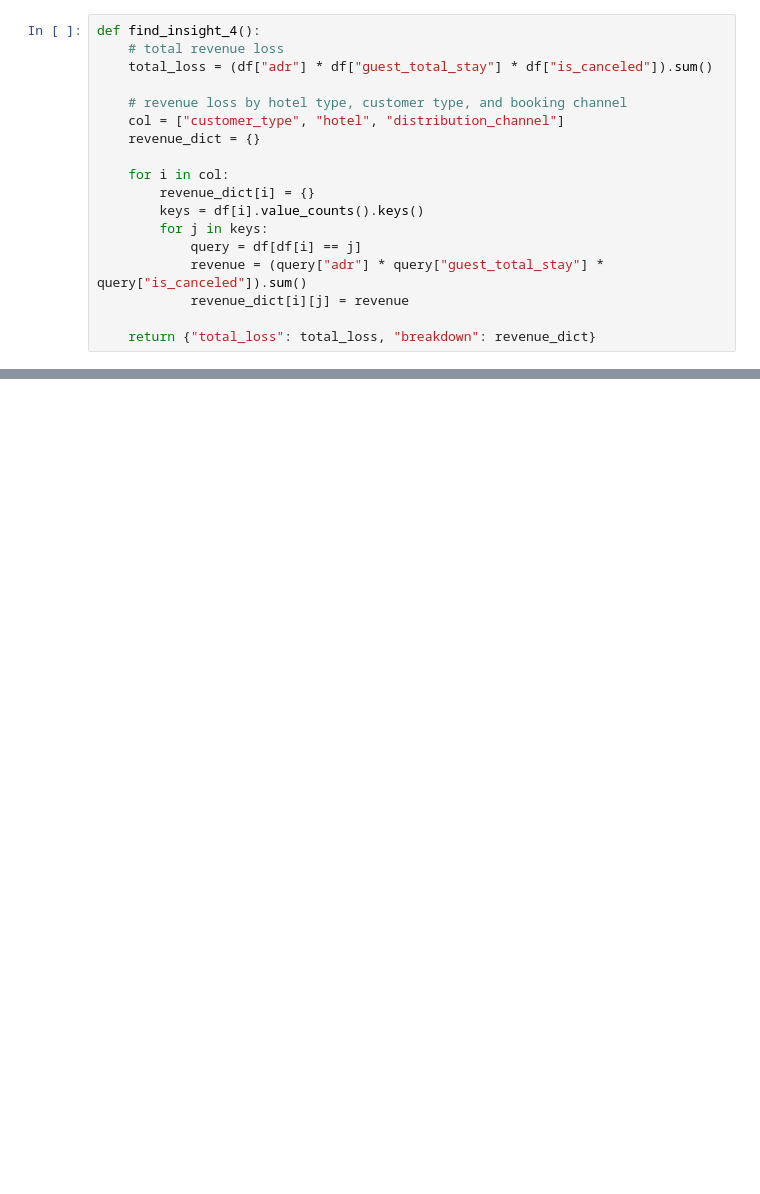
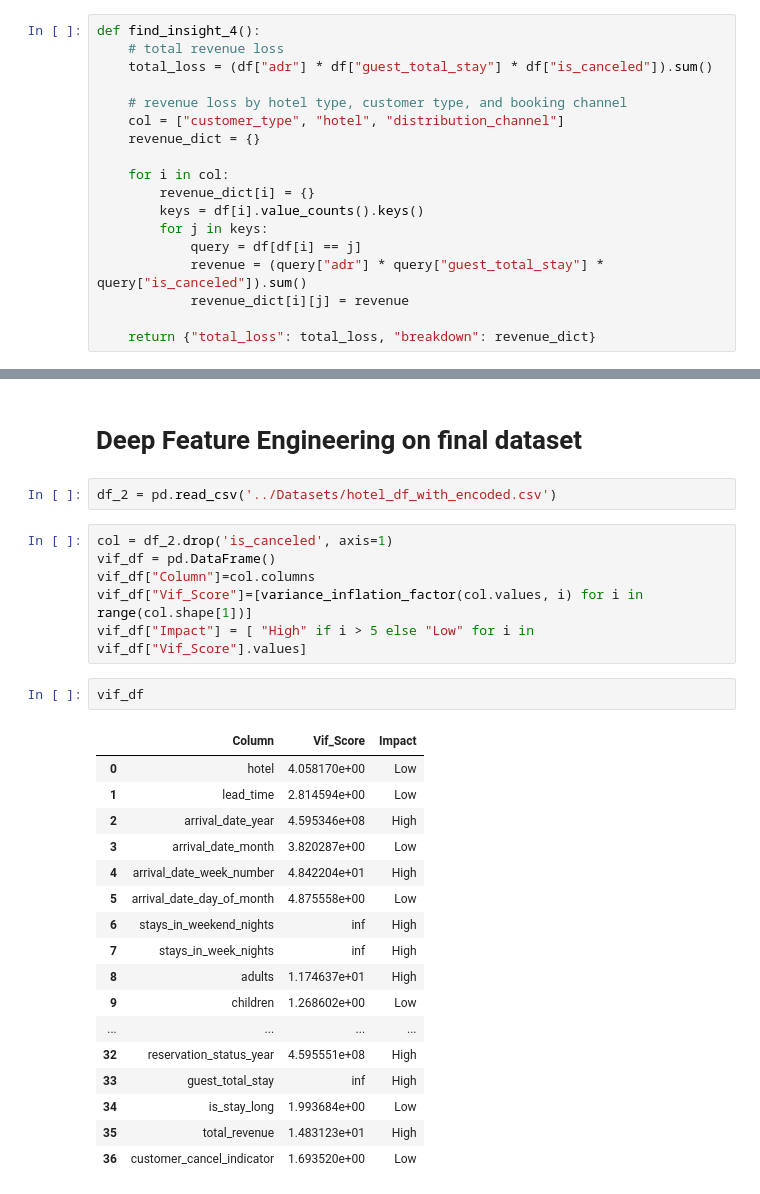
Before and after one commit to Team-5-data/Project-2, a Jupyter notebook: Deep EDA and Statistical Analysis.ipynb, the cells around one changed output, grey strips where cells are left out. Saved outputs shown, nothing was run; the diff lists cells and outputs as text; blank space fills up the shorter version.

Commit message:
Pushing final Deep EDA notebook

```diff
--- a/Deep EDA and Statistical Analysis.ipynb
+++ b/Deep EDA and Statistical Analysis.ipynb
@@ -255,0 +435,30 @@ def find_insight_4():
+# %% [markdown]
+# Deep Feature Engineering on final dataset
+# %%
+df_2 = pd.read_csv('../Datasets/hotel_df_with_encoded.csv')
+# %%
+col = df_2.drop('is_canceled', axis=1)
+vif_df = pd.DataFrame()
+vif_df["Column"]=col.columns
+vif_df["Vif_Score"]=[variance_inflation_factor(col.values, i) for i in range(col.shape[1])]
+vif_df["Impact"] = [ "High" if i > 5 else "Low" for i in vif_df["Vif_Score"].values]
+# %%
+vif_df
+# %% [output]
+|  | Column | Vif_Score | Impact |
+| 0 | hotel | 4.058170e+00 | Low |
+| 1 | lead_time | 2.814594e+00 | Low |
+| 2 | arrival_date_year | 4.595346e+08 | High |
+| 3 | arrival_date_month | 3.820287e+00 | Low |
+| 4 | arrival_date_week_number | 4.842204e+01 | High |
+| 5 | arrival_date_day_of_month | 4.875558e+00 | Low |
+| 6 | stays_in_weekend_nights | inf | High |
+| 7 | stays_in_week_nights | inf | High |
+| 8 | adults | 1.174637e+01 | High |
+| 9 | children | 1.268602e+00 | Low |
+| ... | ... | ... | ... |
+| 32 | reservation_status_year | 4.595551e+08 | High |
+| 33 | guest_total_stay | inf | High |
+| 34 | is_stay_long | 1.993684e+00 | Low |
+| 35 | total_revenue | 1.483123e+01 | High |
+| 36 | customer_cancel_indicator | 1.693520e+00 | Low |
```
Also changed, not shown: parts of 22 cells of this notebook, 2 other files.
